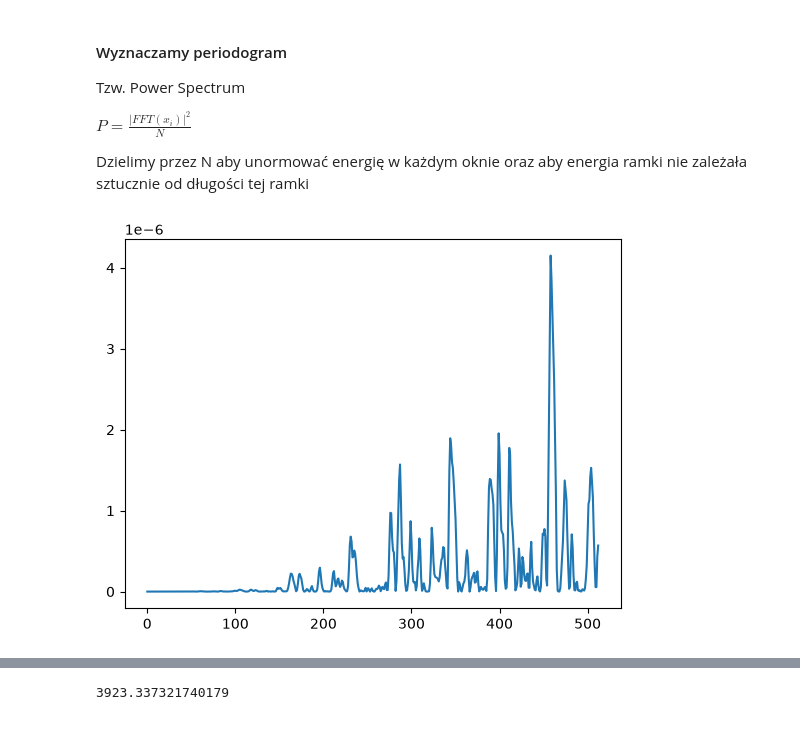
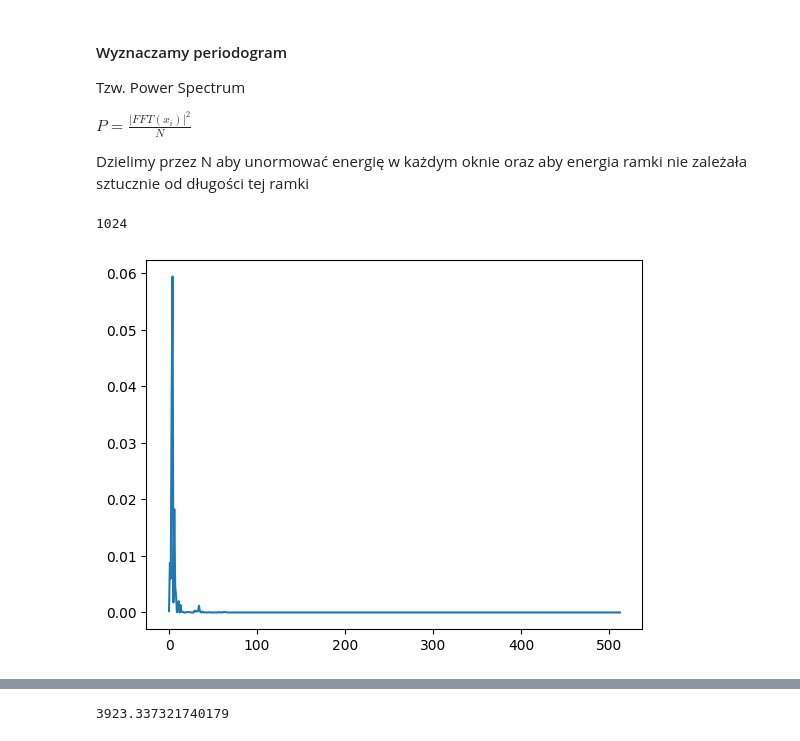
Before and after one commit to DawidSkowronski/PyTorch-Projects, a Jupyter notebook: MelSpectrogram_Implementation/mel_spect.ipynb, the cells around one changed output, grey strips where cells are left out. Saved outputs shown, nothing was run; the diff lists cells and outputs as text; code cells hidden in the pictures.

```diff
--- a/MelSpectrogram_Implementation/mel_spect.ipynb
+++ b/MelSpectrogram_Implementation/mel_spect.ipynb
@@ -413,6 +413,6 @@ plt.show()
 # %%
 # Teraz przeporwadzamy DFT na każdym z przedziale z nałożonym oknem Hanna
-dft_frames = DFT(hanned_frames)
+dft_frames = np.array([DFT(frame) for frame in hanned_frames])
 # %% [markdown]
 #### Wyznaczamy periodogram
 Tzw. Power Spectrum
@@ -422,14 +422,16 @@ $P = \frac{|FFT(x_i)|^2}{N}$
 Dzielimy przez N aby unormować energię w każdym oknie oraz aby energia ramki nie zależała sztucznie od długości tej ramki
 # %%
 N = len(dft_frames[0])
+print(N)
 num_bins = N//2 + 1
-power_frames = 1/N* np.abs(dft_frames)**2
+power_frames = np.abs(dft_frames)**2 / N
 
 linear_spectrogram = power_frames[:, : num_bins]
 plt.plot(linear_spectrogram[0])
 plt.show()
 # %% [output]
+1024
-[figure, old version]
+[figure, new version]
 # %% [markdown]
 ### Mel Filterbank
 Nakładanie filtrów trójkątnych
```
Also changed, not shown: parts of 22 cells of this notebook.
